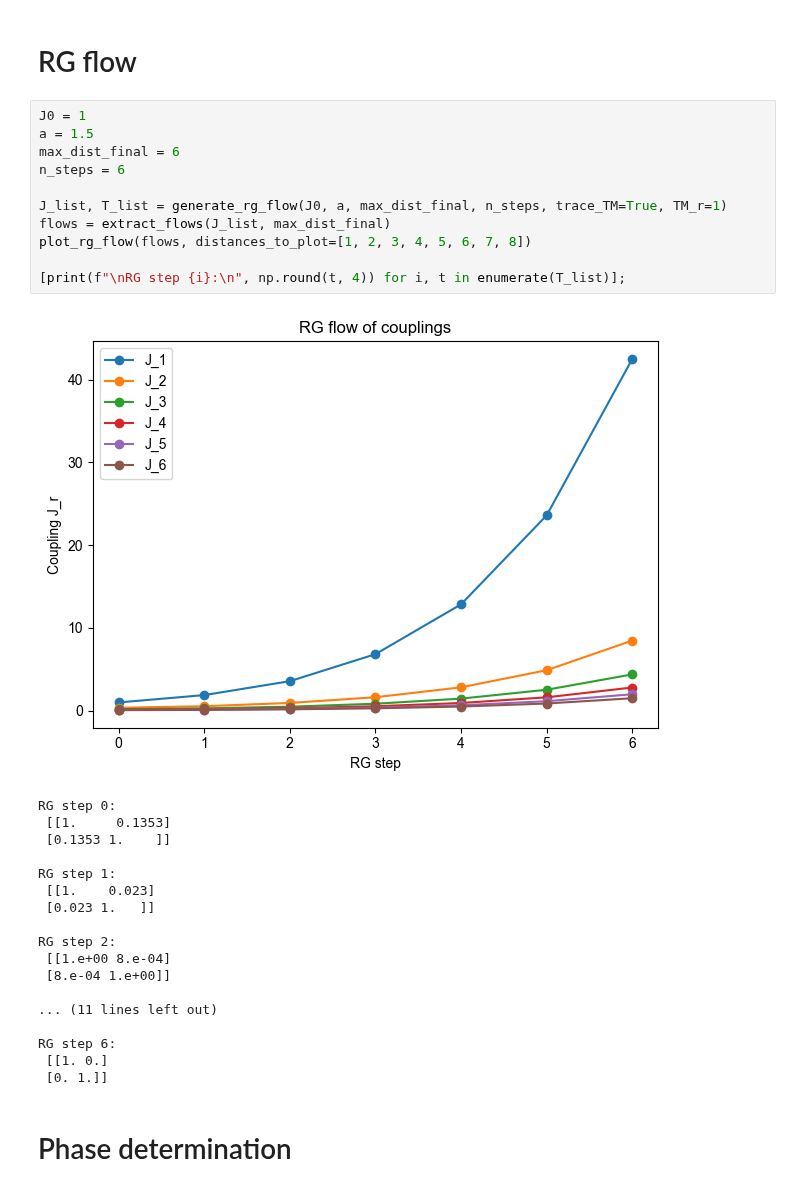
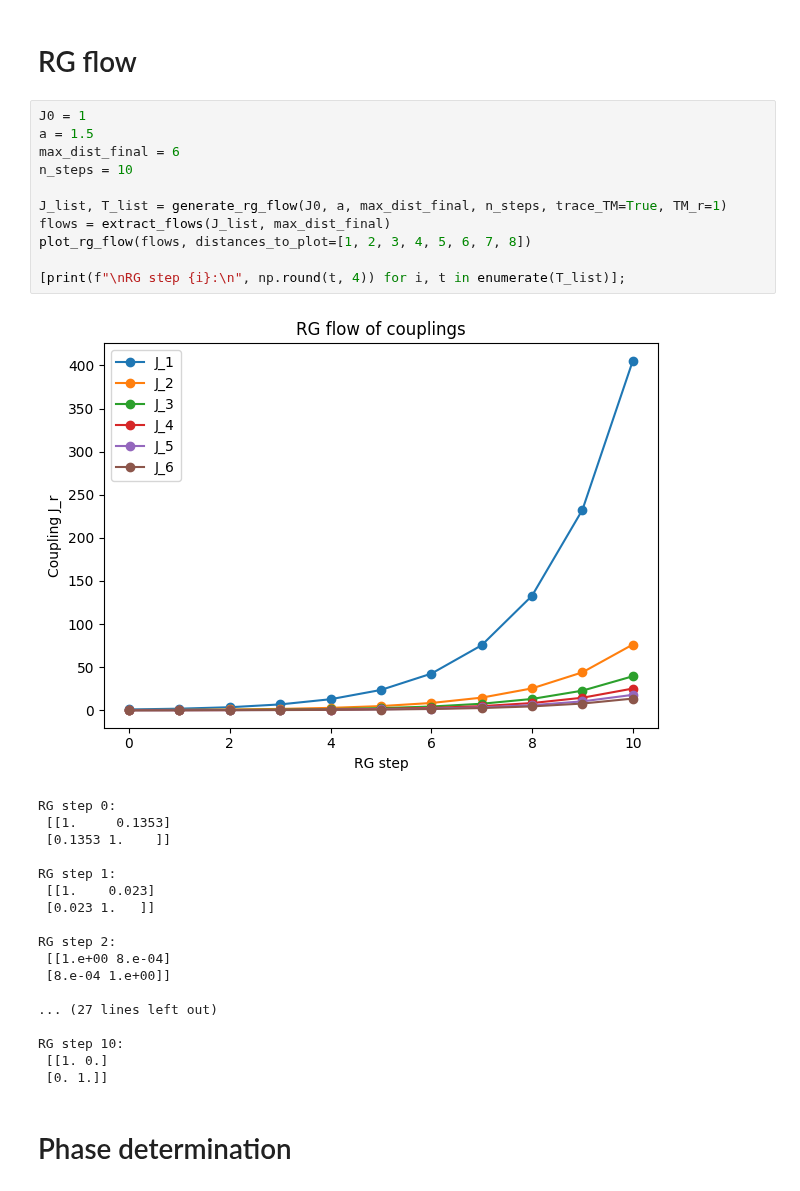
Before and after one commit to erbilcanartun/long-range-ising-chain, a Jupyter notebook: notebooks/new_foundation-numba.ipynb, the cells around one changed output. Saved outputs shown, nothing was run; the diff lists cells and outputs as text.

```diff
--- a/notebooks/new_foundation-numba.ipynb
+++ b/notebooks/new_foundation-numba.ipynb
@@ -12,16 +12,16 @@ from new_numba import *
 # %%
 J0 = 1
 a = 1.5
 max_dist_final = 6
-n_steps = 6
+n_steps = 10
 
 J_list, T_list = generate_rg_flow(J0, a, max_dist_final, n_steps, trace_TM=True, TM_r=1)
 flows = extract_flows(J_list, max_dist_final)
 plot_rg_flow(flows, distances_to_plot=[1, 2, 3, 4, 5, 6, 7, 8])
 
 [print(f"\nRG step {i}:\n", np.round(t, 4)) for i, t in enumerate(T_list)];
 # %% [output]
-[figure, old version]
+[figure, new version]
 RG step 0:
  [[1.     0.1353]
  [0.1353 1.    ]]
@@ -34,9 +34,9 @@ RG step 2:
  [[1.e+00 8.e-04]
  [8.e-04 1.e+00]]
 
-... (11 lines left out)
+... (27 lines left out)
 
-RG step 6:
+RG step 10:
  [[1. 0.]
  [0. 1.]]
 # %% [markdown]
```
Also changed, not shown: parts of 1 cell of this notebook.
